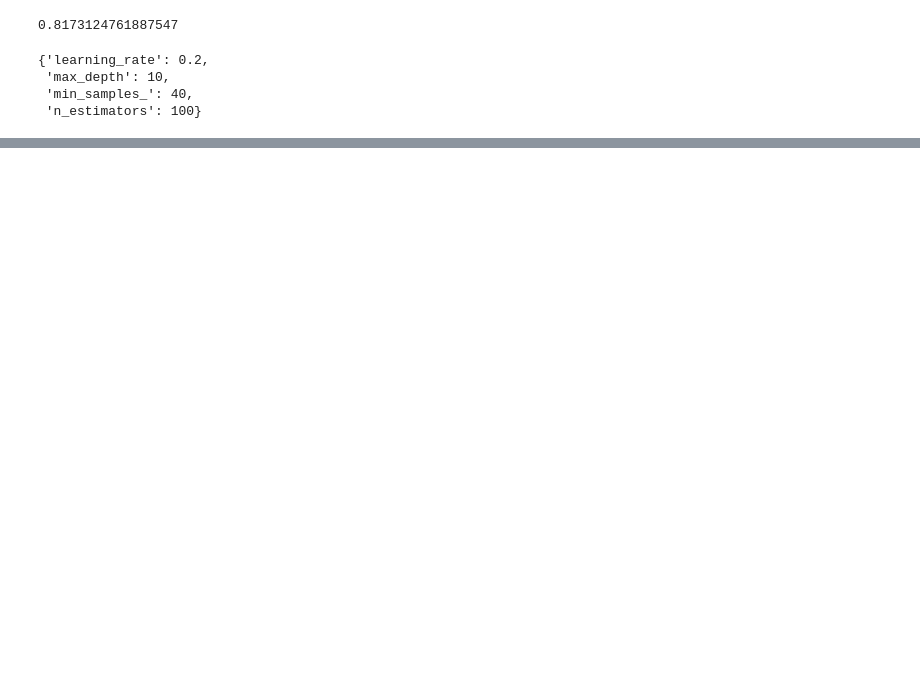
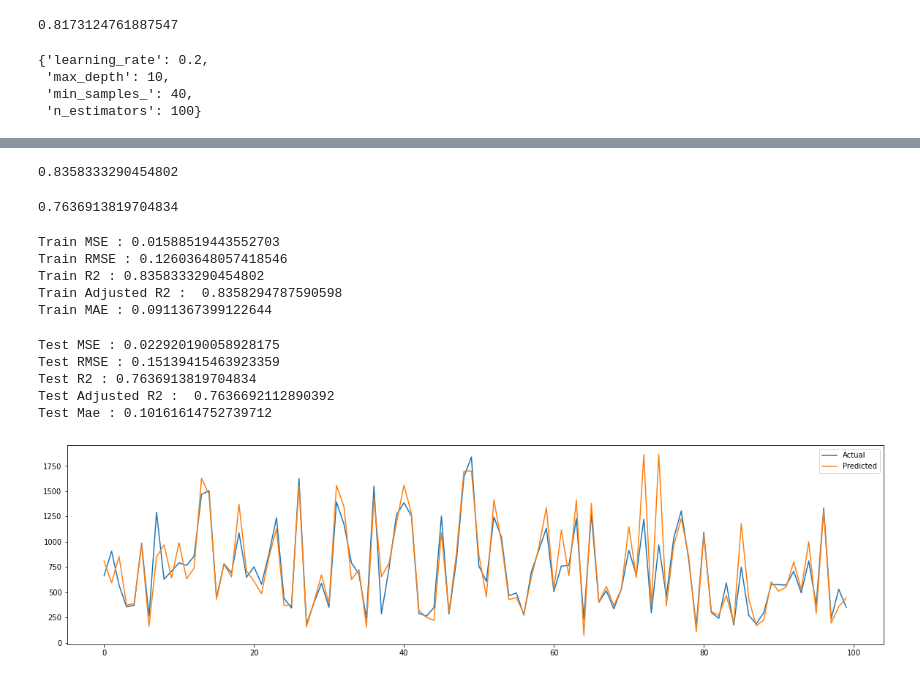
Before and after one commit to shreesha2304/NYC-Taxi-Trip-Time-Prediction, a Jupyter notebook: NYC_Taxi_Trip_Time_Prediction_Capstone_Project.ipynb, the cells around one changed output, grey strips where cells are left out. Saved outputs shown, nothing was run; the diff lists cells and outputs as text; code cells hidden in the pictures; blank space fills up the shorter version.

```diff
--- a/NYC_Taxi_Trip_Time_Prediction_Capstone_Project.ipynb
+++ b/NYC_Taxi_Trip_Time_Prediction_Capstone_Project.ipynb
@@ -1251,5 +1256,17 @@ best
  'max_depth': 10,
  'min_samples_': 40,
  'n_estimators': 100}
+# %%
+best_params={'learning_rate': [0.2],
+ 'max_depth': [10],
+ 'min_samples_': [40],
+ 'n_estimators': [100]}
 # %%
 from sklearn.model_selection import GridSearchCV
+# %%
+xgb_grid = GridSearchCV(estimator=xgb,
+                        param_grid = best_params,
+                        cv = 3, verbose=1,
+                        scoring="r2")
+
+xgb_grid.fit(X_train,y_train)
@@ -1255,0 +1279,66 @@ from sklearn.model_selection import GridSearchCV
+# %%
+xgb_grid.score(X_train,y_train)
+# %% [output]
+0.8358333290454802
+# %%
+y_pred_train = xgb_grid.predict(X_train)
+y_pred_test = xgb_grid.predict(X_test)
+# %%
+xgb_grid.score(X_test, y_test)
+# %% [output]
+0.7636913819704834
+# %%
+# for train data
+xgb_train_mse  = mean_squared_error((y_train), (y_pred_train))
+print("Train MSE :" , xgb_train_mse)
+
+xgb_train_rmse = xgb_train_mse**0.5
+
+print("Train RMSE :" ,xgb_train_rmse)
+
+xgb_train_r2 = r2_score((y_train), (y_pred_train))
+print("Train R2 :" ,xgb_train_r2)
+
+xgb_train_r2_adj = 1-(1-r2_score((y_train), (y_pred_train)))*((X_train.shape[0]-1)/(X_train.shape[0]-X_train.shape[1]-1))
+print("Train Adjusted R2 : ",xgb_train_r2_adj)
+
+xgb_train_mae  = mean_absolute_error((y_train), (y_pred_train))
+print("Train MAE :" , xgb_train_mae)
+# %% [output]
+Train MSE : 0.01588519443552703
+Train RMSE : 0.12603648057418546
+Train R2 : 0.8358333290454802
+Train Adjusted R2 :  0.8358294787590598
+Train MAE : 0.0911367399122644
+# %%
+#for test data
+xgb_test_mse  = mean_squared_error((y_test), (y_pred_test))
+print("Test MSE :" , xgb_test_mse)
+
+xgb_test_rmse = xgb_test_mse**0.5
+
+print("Test RMSE :" ,xgb_test_rmse)
+
+xgb_test_r2 = r2_score((y_test), (y_pred_test))
+print("Test R2 :" ,xgb_test_r2)
+
+xgb_test_r2_adj = 1-(1-r2_score((y_test), (y_pred_test)))*((X_test.shape[0]-1)/(X_test.shape[0]-X_test.shape[1]-1))
+print("Test Adjusted R2 : ",xgb_test_r2_adj)
+
+xgb_test_mae  = mean_absolute_error((y_test), (y_pred_test))
+print("Test Mae :" , xgb_test_mae)
+# %% [output]
+Test MSE : 0.022920190058928175
+Test RMSE : 0.15139415463923359
+Test R2 : 0.7636913819704834
+Test Adjusted R2 :  0.7636692112890392
+Test Mae : 0.10161614752739712
+# %%
+#Plotting actual and predicted values for train data
+plt.figure(figsize=(20,5))
+plt.plot(10**(y_pred_train)[:100])
+plt.plot(np.array(10**(y_train))[:100])
+plt.legend(["Actual","Predicted"])
+plt.show()
+# %% [output]
+[figure, added]
```
Also changed, not shown: parts of 21 cells of this notebook.
